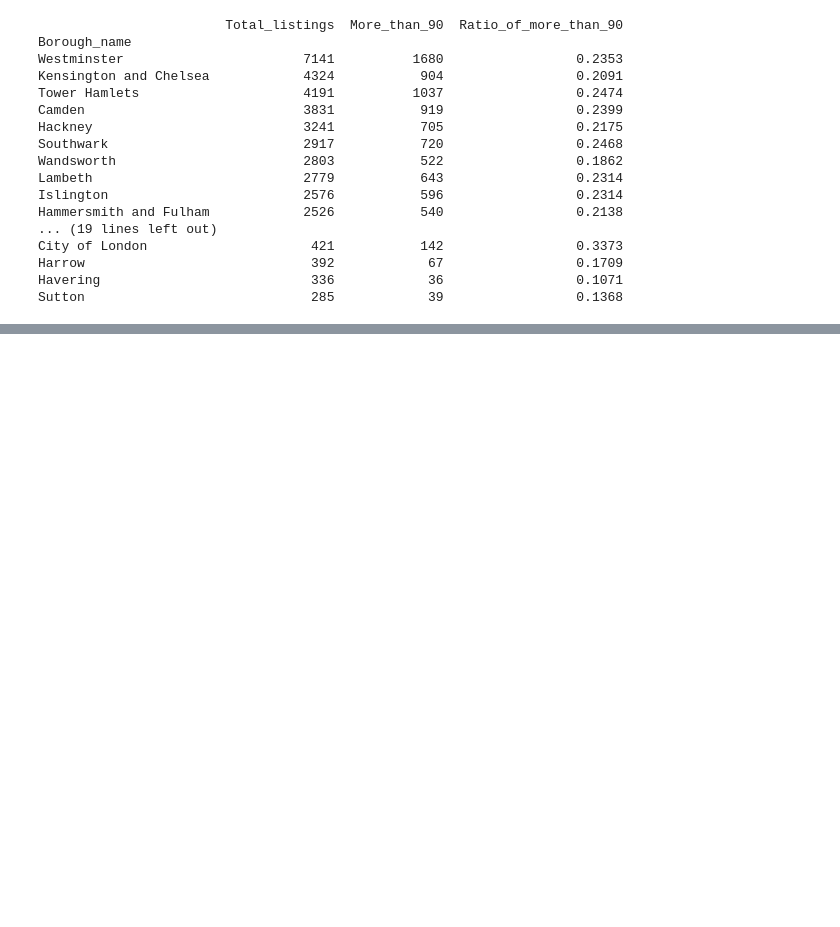
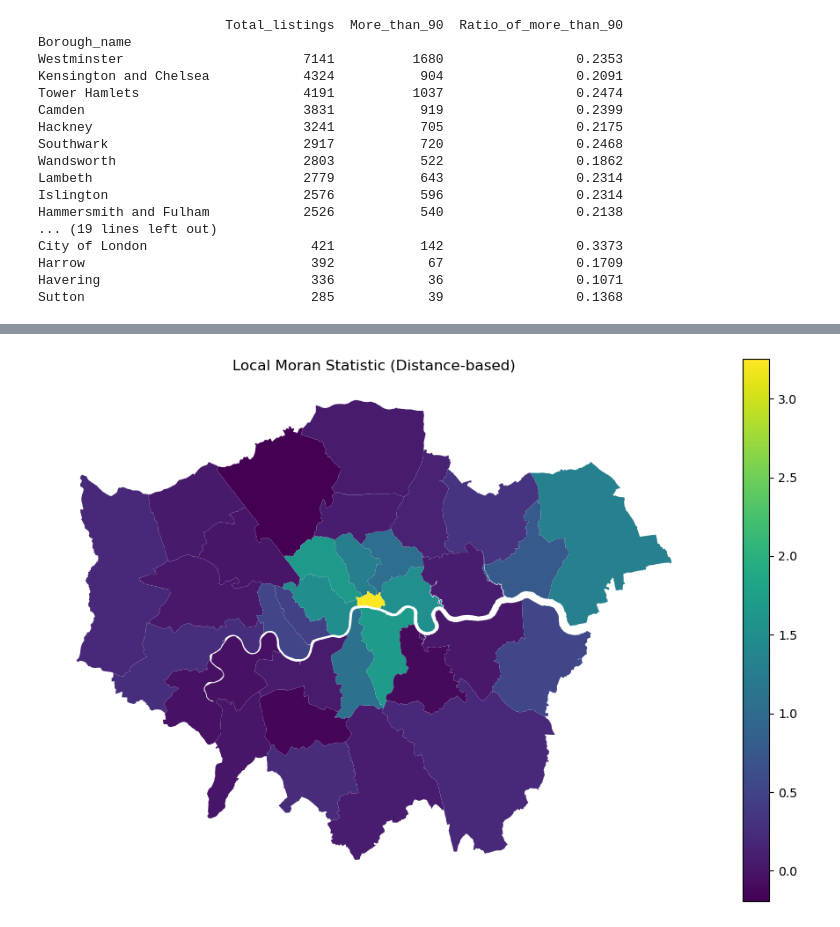
Before and after one commit to VeraLi0710/13Group-work_Airbnb-Patterns-London, a Jupyter notebook: Moran_point_pattern.ipynb, the cells around one changed output, grey strips where cells are left out. Saved outputs shown, nothing was run; the diff lists cells and outputs as text; code cells hidden in the pictures; blank space fills up the shorter version.

```diff
--- a/Moran_point_pattern.ipynb
+++ b/Moran_point_pattern.ipynb
@@ -138,0 +233,21 @@ AttributeError: PolyCollection.set() got an unexpected keyword argument 'column'
+# %%
+# Distance-based weights (20km)
+centroids = borough_ratio.geometry.centroid
+coords = np.column_stack((centroids.x, centroids.y))
+knn = KNN.from_dataframe(borough_ratio, k=4)  # Approximate 20km neighbors
+knn.transform = 'r'
+
+# Calculate Local Moran's I with distance weights
+local_moran_dist = Moran_Local(y, knn)
+
+# Add results to GeoDataFrame
+borough_ratio['Ii_dist'] = local_moran_dist.Is
+
+# Plot results with distance-based weights
+fig, ax = plt.subplots(figsize=(12, 8))
+borough_ratio.plot(column='Ii_dist', legend=True, ax=ax)
+plt.title("Local Moran Statistic (Distance-based)")
+plt.axis('off')
+plt.show()
+# %% [output]
+[figure, added]
```
Also changed, not shown: parts of 7 cells of this notebook, 1 other file.
